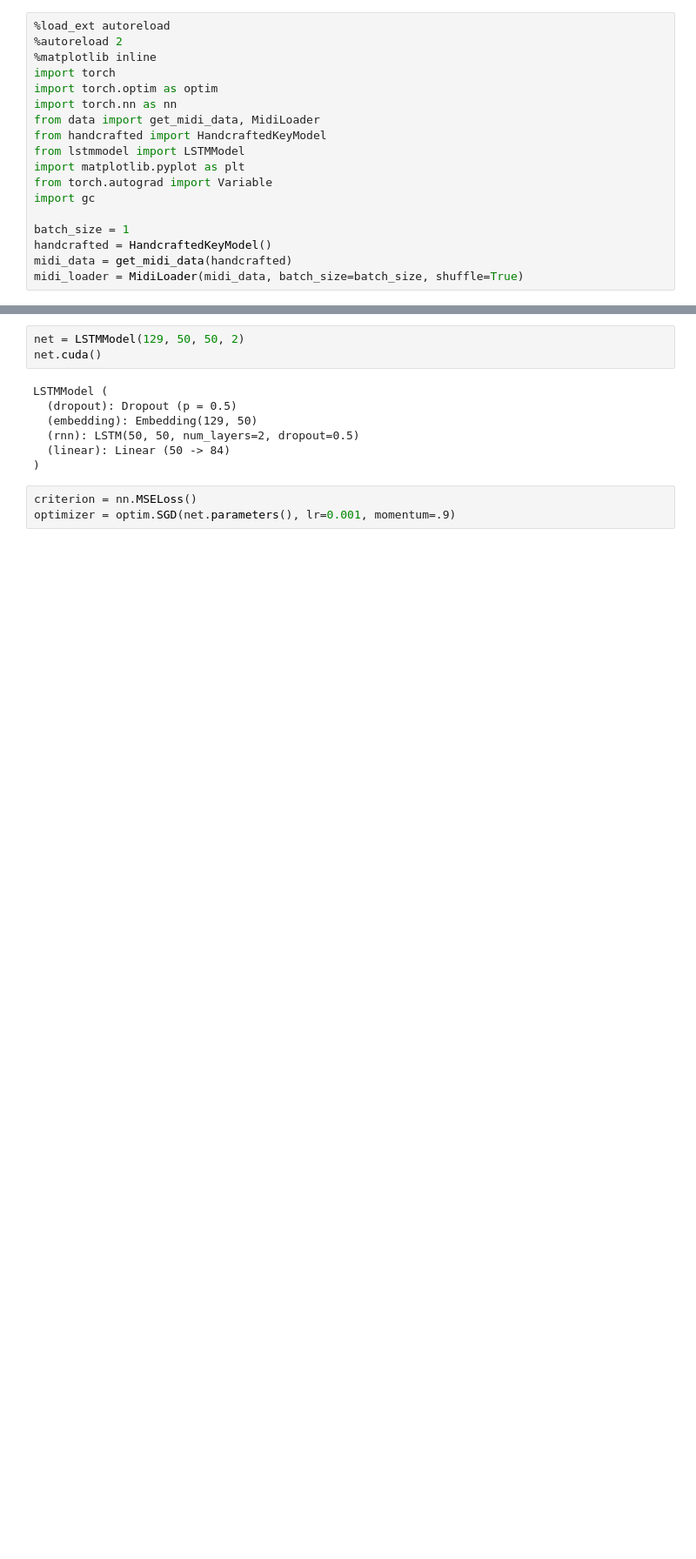
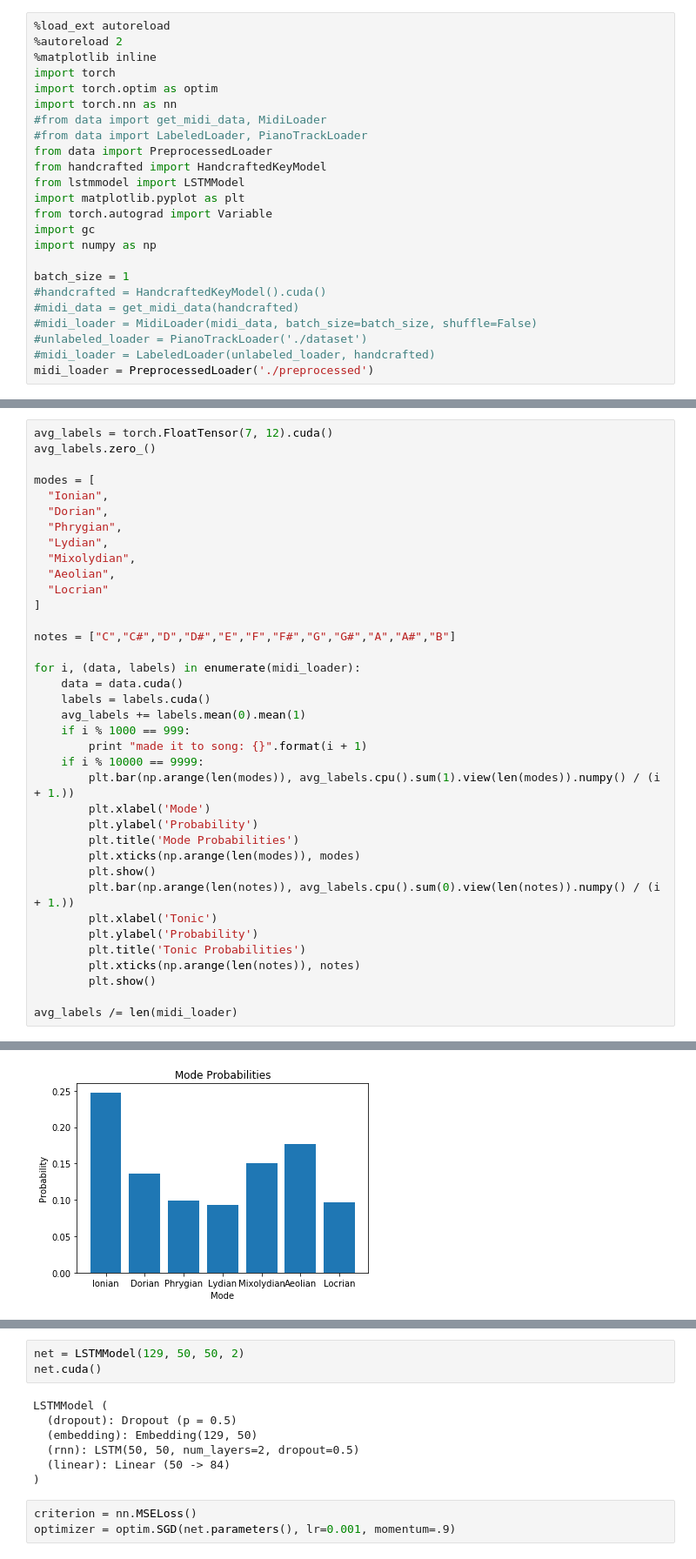
Before and after one commit to soundandcolor/preprocessing, a Jupyter notebook: Exploratory.ipynb, the cells around one changed output, grey strips where cells are left out. Shown at 87% size. Cells and saved outputs as stored; diff of their text form; blank space fills up the shorter version.

```diff
--- a/Exploratory.ipynb
+++ b/Exploratory.ipynb
@@ -5,14 +5,20 @@
 import torch
 import torch.optim as optim
 import torch.nn as nn
-from data import get_midi_data, MidiLoader
+#from data import get_midi_data, MidiLoader
+#from data import LabeledLoader, PianoTrackLoader
+from data import PreprocessedLoader
 from handcrafted import HandcraftedKeyModel
 from lstmmodel import LSTMModel
 import matplotlib.pyplot as plt
 from torch.autograd import Variable
 import gc
+import numpy as np
 
 batch_size = 1
-handcrafted = HandcraftedKeyModel()
-midi_data = get_midi_data(handcrafted)
-midi_loader = MidiLoader(midi_data, batch_size=batch_size, shuffle=True)
+#handcrafted = HandcraftedKeyModel().cuda()
+#midi_data = get_midi_data(handcrafted)
+#midi_loader = MidiLoader(midi_data, batch_size=batch_size, shuffle=False)
+#unlabeled_loader = PianoTrackLoader('./dataset')
+#midi_loader = LabeledLoader(unlabeled_loader, handcrafted)
+midi_loader = PreprocessedLoader('./preprocessed')
@@ -18,0 +28,38 @@ midi_loader = MidiLoader(midi_data, batch_size=batch_size, shuffle=True)
+# %%
+avg_labels = torch.FloatTensor(7, 12).cuda()
+avg_labels.zero_()
+
+modes = [
+  "Ionian",
+  "Dorian",
+  "Phrygian",
+  "Lydian",
+  "Mixolydian",
+  "Aeolian",
+  "Locrian"
+]
+
+notes = ["C","C#","D","D#","E","F","F#","G","G#","A","A#","B"]
+
+for i, (data, labels) in enumerate(midi_loader):
+    data = data.cuda()
+    labels = labels.cuda()
+    avg_labels += labels.mean(0).mean(1)
+    if i % 1000 == 999:
+        print "made it to song: {}".format(i + 1)
+    if i % 10000 == 9999:
+        plt.bar(np.arange(len(modes)), avg_labels.cpu().sum(1).view(len(modes)).numpy() / (i + 1.))
+        plt.xlabel('Mode')
+        plt.ylabel('Probability')
+        plt.title('Mode Probabilities')
+        plt.xticks(np.arange(len(modes)), modes)
+        plt.show()
+        plt.bar(np.arange(len(notes)), avg_labels.cpu().sum(0).view(len(notes)).numpy() / (i + 1.))
+        plt.xlabel('Tonic')
+        plt.ylabel('Probability')
+        plt.title('Tonic Probabilities')
+        plt.xticks(np.arange(len(notes)), notes)
+        plt.show()
+
+avg_labels /= len(midi_loader)
+# %% [output]
@@ -18,0 +76 @@ midi_loader = MidiLoader(midi_data, batch_size=batch_size, shuffle=True)
+[figure, added]
```
Also changed, not shown: parts of 4 cells of this notebook, 5 other files.
